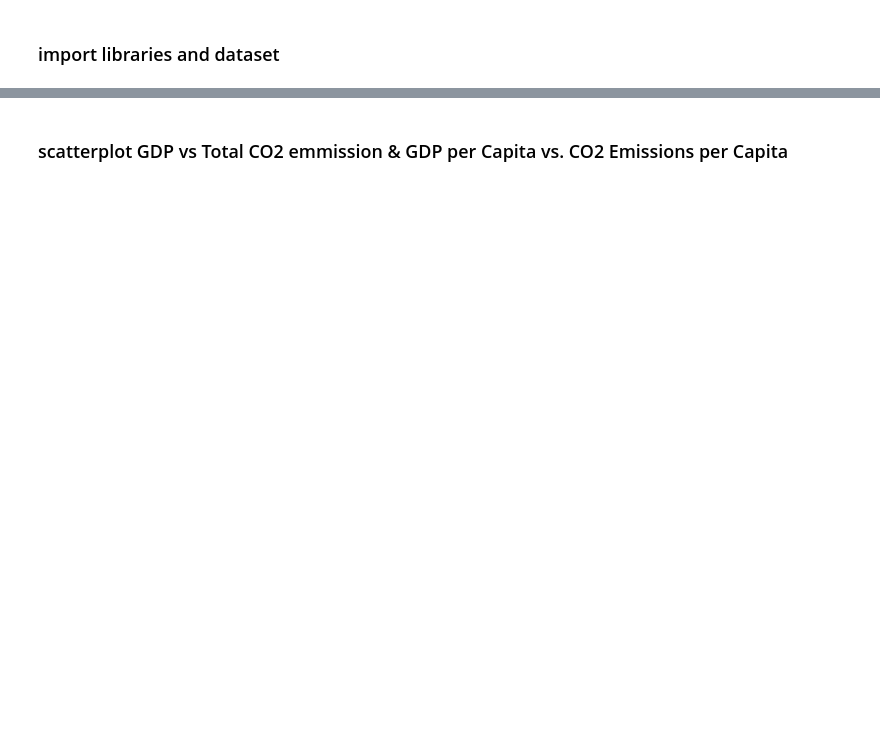
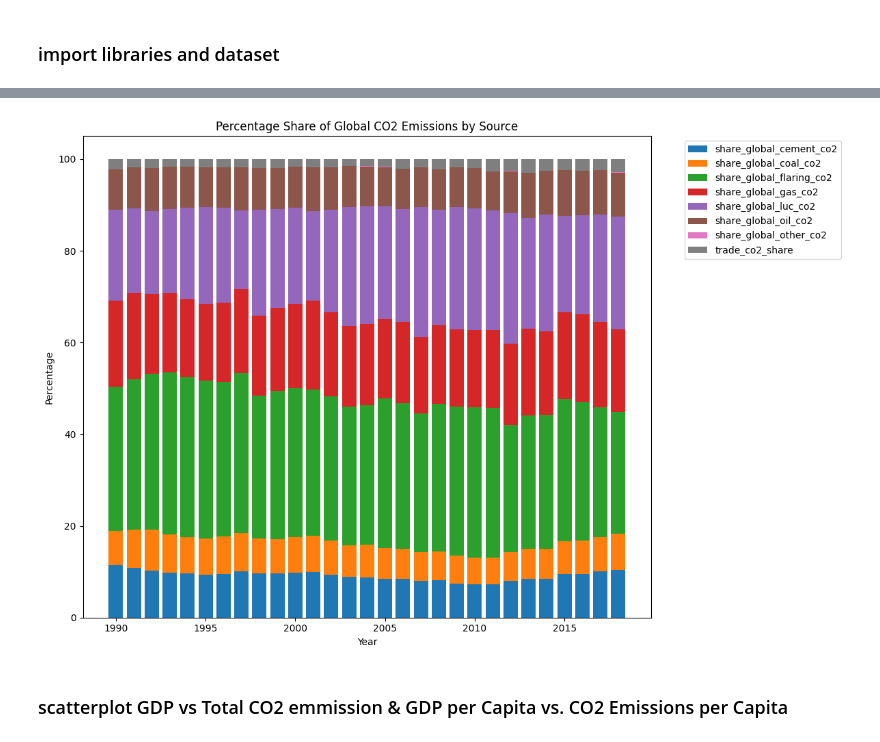
Before and after one commit to avondas/DataScience, a Jupyter notebook: data_vis.ipynb, the cells around one changed output, grey strips where cells are left out. Drawn from its saved outputs; the diff is of its cells as text; code cells hidden in the pictures; blank space fills up the shorter version.

```diff
--- a/data_vis.ipynb
+++ b/data_vis.ipynb
@@ -32,3 +3,66 @@ Index(['country', 'year', 'iso_code', 'population', 'gdp', 'cement_co2',
+# %%
+import numpy as np
+import pandas as pd
+import matplotlib.pyplot as plt
+import seaborn as sns
+from scipy.stats import pearsonr
+
+# Load the data
+data = pd.read_csv('dataset/cleaned_data.csv', sep=";")
+# print(data.columns)
+
+# cement_co2, coal_co2, flaring_co2, gas_co2, land_use_change_co2, oil_co2, other_industry_co2, trade_co2
+data = data[['year','share_global_cement_co2', 'share_global_coal_co2', 'share_global_flaring_co2', 'share_global_gas_co2', 'share_global_luc_co2', 'share_global_oil_co2', 'share_global_other_co2', 'trade_co2_share']]
+
+# Group the data by year and calculate the sum for each column
+yearly_totals = data.groupby('year').sum()
+
+# # Plot the stacked bar plot
+# plt.figure(figsize=(12, 8))
+
+# # Initialize the bottom array to zero
+# bottom = np.zeros(len(yearly_totals))
+
+# # Plot each column as a stack
+# for column in yearly_totals.columns:
+#     plt.bar(yearly_totals.index, yearly_totals[column], bottom=bottom, label=column)
+#     bottom += yearly_totals[column]
+
+# plt.xlabel('Year')
+# plt.ylabel('Total CO2 Value')
+# plt.title('Share of Global CO2 Emissions by Source')
+
+# # Position the legend outside the plot
+# plt.legend(bbox_to_anchor=(1.05, 1), loc='upper left')
+
+# plt.tight_layout()
+# plt.show()
+
+# Normalize the data to get percentages
+yearly_totals_percentage = yearly_totals.div(yearly_totals.sum(axis=1), axis=0) * 100
+
+# Plot the stacked bar plot
+plt.figure(figsize=(12, 8))
+
+# Initialize the bottom array to zero
+bottom = np.zeros(len(yearly_totals_percentage))
+
+# Plot each column as a stack
+for column in yearly_totals_percentage.columns:
+    plt.bar(yearly_totals_percentage.index, yearly_totals_percentage[column], bottom=bottom, label=column)
+    bottom += yearly_totals_percentage[column]
+
+plt.xlabel('Year')
+plt.ylabel('Percentage')
+plt.title('Percentage Share of Global CO2 Emissions by Source')
+
+# Position the legend outside the plot
+plt.legend(bbox_to_anchor=(1.05, 1), loc='upper left')
+
+plt.tight_layout()
+plt.show()
+# %% [output]
+[figure, added]
 # %% [markdown]
 ### scatterplot GDP vs Total CO2 emmission & GDP per Capita vs. CO2 Emissions per Capita
 # %%
```
Also changed, not shown: parts of 3 cells of this notebook, 4 other files.
